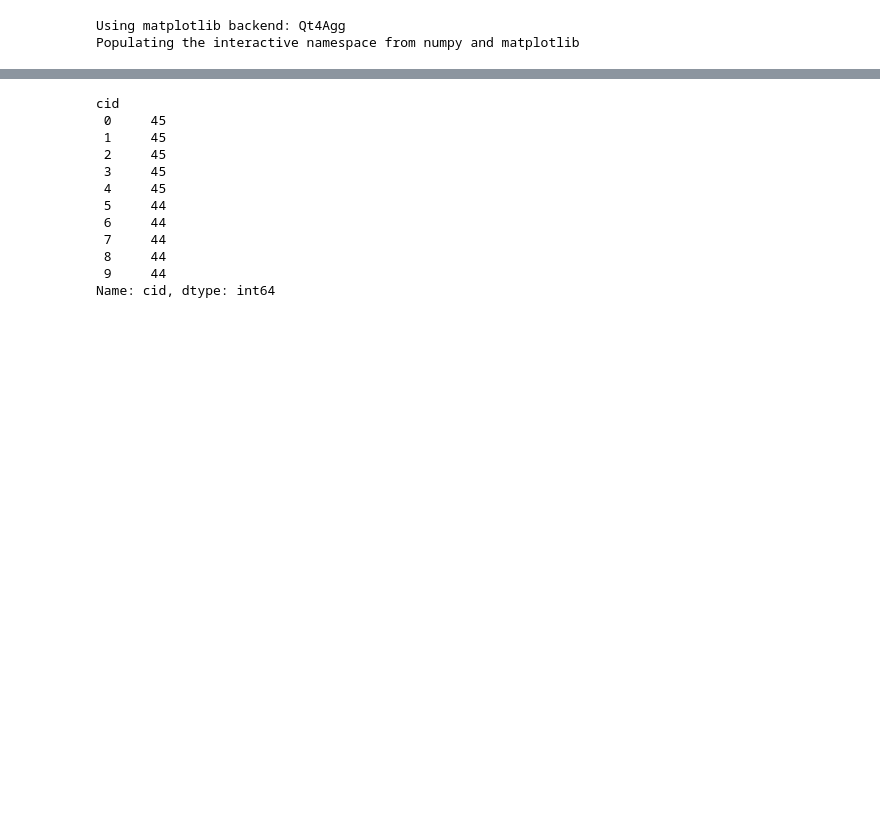
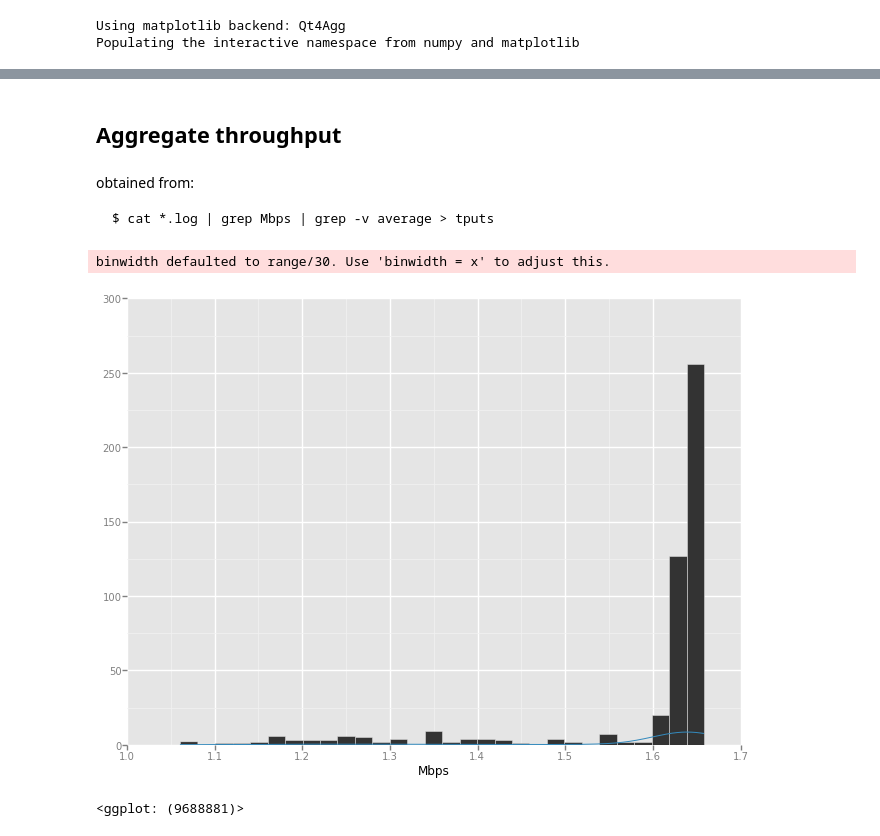
Before and after one commit to herrfz/sandbox, a Jupyter notebook: qsize_analysis.ipynb, the cells around one changed output, grey strips where cells are left out. Cells and saved outputs as stored; diff of their text form; code cells hidden in the pictures; blank space fills up the shorter version.

```diff
--- a/qsize_analysis.ipynb
+++ b/qsize_analysis.ipynb
@@ -76,18 +89,21 @@ average: 1.49778447491
 
 percent>=1.3Mbps: 100.0
-# %%
-# number of served requests per client
-total_served
-# %% [output]
-cid
- 0     45
- 1     45
- 2     45
- 3     45
- 4     45
- 5     44
- 6     44
- 7     44
- 8     44
- 9     44
-Name: cid, dtype: int64
+# %% [markdown]
+## Aggregate throughput
+# %% [markdown]
+obtained from:
+
+    $ cat *.log | grep Mbps | grep -v average > tputs
+# %%
+tput = pd.read_csv('tputs', sep=' ', header=None,
+                   names=['date', 'time', 'cid', 'Mbps', 'unit'])
+tput = tput.drop(['date', 'time', 'unit'], axis=1)
+tput.cid = tput.cid.apply(lambda x: x.strip(':'))
+
+ggplot(aes('Mbps'), tput) + \
+    geom_histogram() + \
+    geom_density()
+# %% [output]
+binwidth defaulted to range/30. Use 'binwidth = x' to adjust this.
+[figure, added]
+<ggplot: (9688881)>
```
Also changed, not shown: parts of 11 cells of this notebook, 3 other files.
